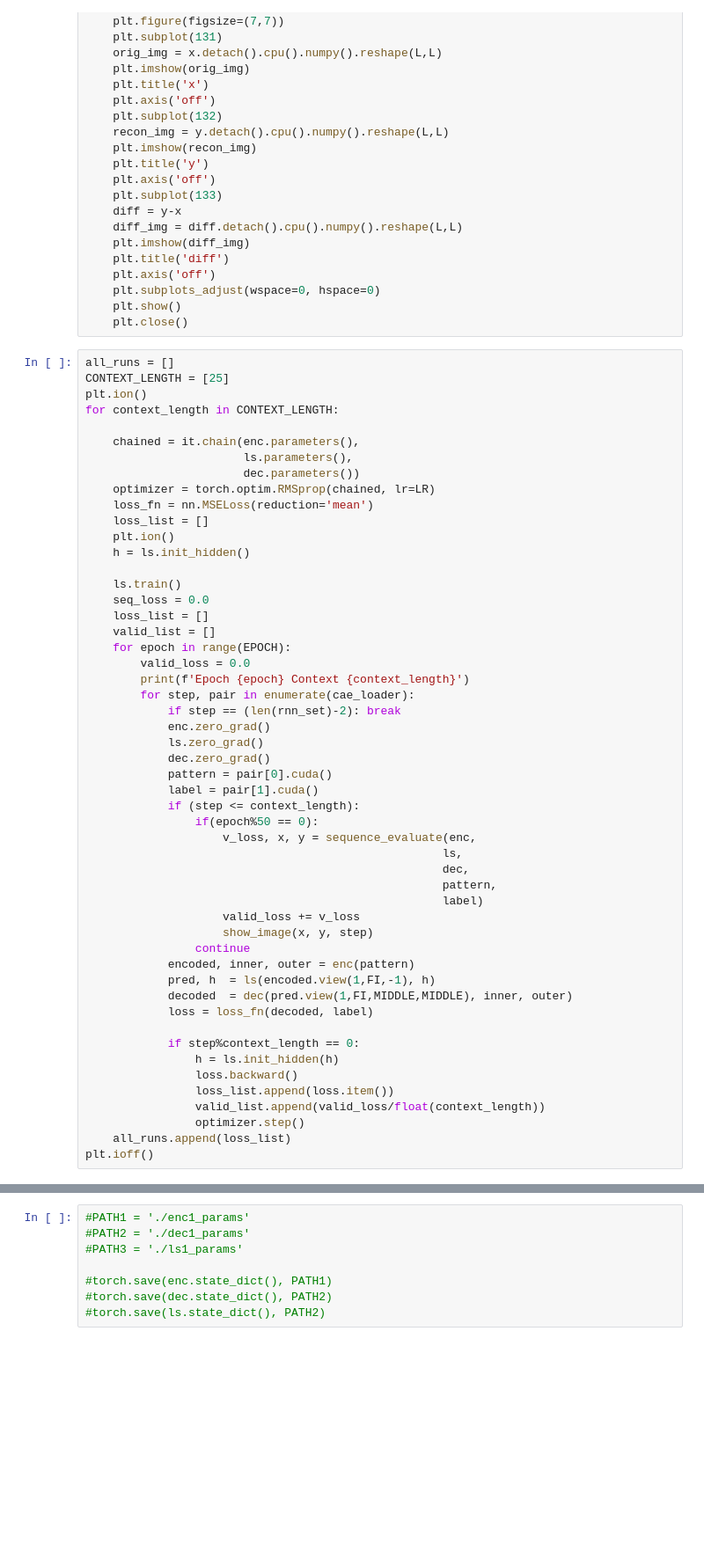
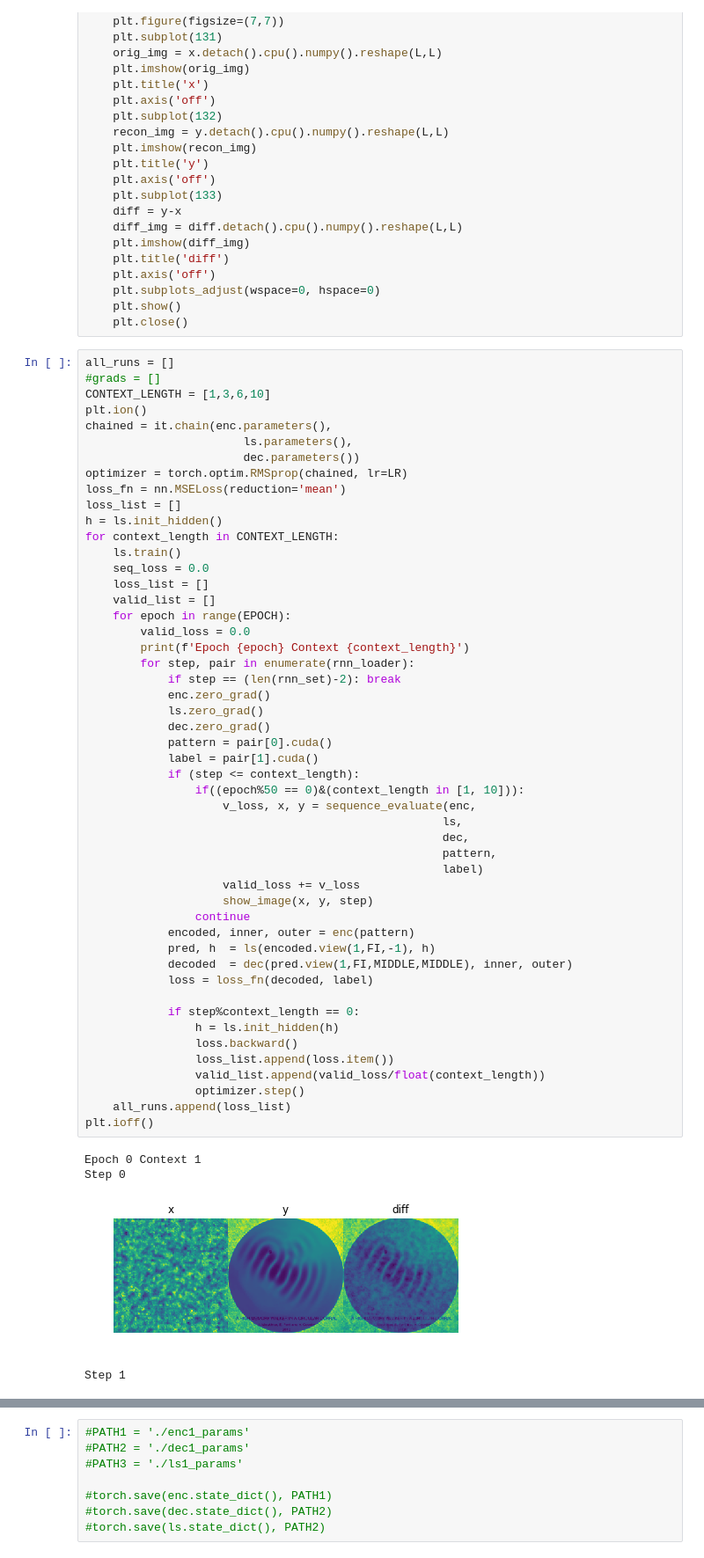
Before and after one commit to BrianWhiteaker/walker_droplets, a Jupyter notebook: walkerdroplets_CAE_RNN.ipynb, the cells around one changed output, grey strips where cells are left out. Shown at 88% size. Drawn from its saved outputs; the diff is of its cells as text; blank space fills up the shorter version.

```diff
--- a/walkerdroplets_CAE_RNN.ipynb
+++ b/walkerdroplets_CAE_RNN.ipynb
@@ -217,19 +217,17 @@ def show_image(x, y, count):
     plt.close()
 # %%
 all_runs = []
-CONTEXT_LENGTH = [25]
+#grads = []
+CONTEXT_LENGTH = [1,3,6,10]
 plt.ion()
-for context_length in CONTEXT_LENGTH:
-
-    chained = it.chain(enc.parameters(),
+chained = it.chain(enc.parameters(),
                        ls.parameters(),
                        dec.parameters())
-    optimizer = torch.optim.RMSprop(chained, lr=LR)
-    loss_fn = nn.MSELoss(reduction='mean')
-    loss_list = []
-    plt.ion()
-    h = ls.init_hidden()
-
+optimizer = torch.optim.RMSprop(chained, lr=LR)
+loss_fn = nn.MSELoss(reduction='mean')
+loss_list = []
+h = ls.init_hidden()
+for context_length in CONTEXT_LENGTH:
     ls.train()
     seq_loss = 0.0
     loss_list = []
@@ -237,33 +235,38 @@ for context_length in CONTEXT_LENGTH:
     for epoch in range(EPOCH):
         valid_loss = 0.0
         print(f'Epoch {epoch} Context {context_length}')
-        for step, pair in enumerate(cae_loader):
+        for step, pair in enumerate(rnn_loader):
             if step == (len(rnn_set)-2): break
             enc.zero_grad()
             ls.zero_grad()
             dec.zero_grad()
             pattern = pair[0].cuda()
             label = pair[1].cuda()
             if (step <= context_length):
-                if(epoch%50 == 0):
+                if((epoch%50 == 0)&(context_length in [1, 10])):
                     v_loss, x, y = sequence_evaluate(enc,
                                                     ls,
                                                     dec,
                                                     pattern,
                                                     label)
                     valid_loss += v_loss
                     show_image(x, y, step)
                 continue
             encoded, inner, outer = enc(pattern)
             pred, h  = ls(encoded.view(1,FI,-1), h)
             decoded  = dec(pred.view(1,FI,MIDDLE,MIDDLE), inner, outer)
             loss = loss_fn(decoded, label)
 
             if step%context_length == 0:
                 h = ls.init_hidden(h)
                 loss.backward()
                 loss_list.append(loss.item())
                 valid_list.append(valid_loss/float(context_length))
                 optimizer.step()
     all_runs.append(loss_list)
 plt.ioff()
+# %% [output]
+Epoch 0 Context 1
+Step 0
+[figure, added]
+Step 1
```
Also changed, not shown: parts of 4 cells of this notebook.
